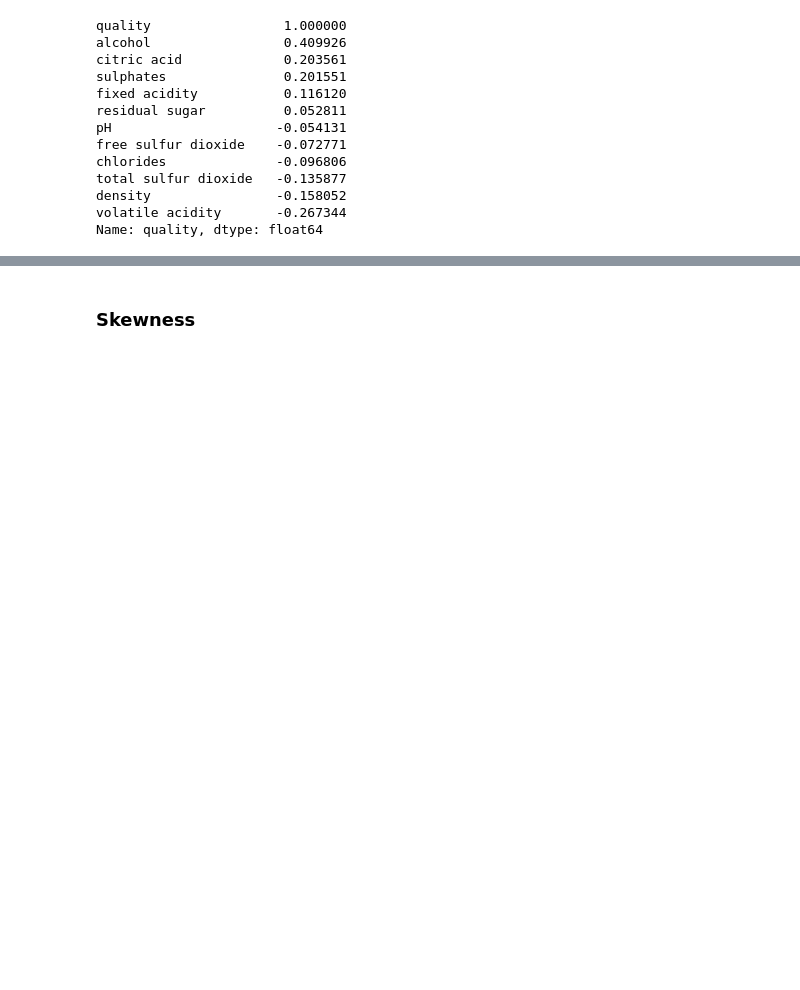
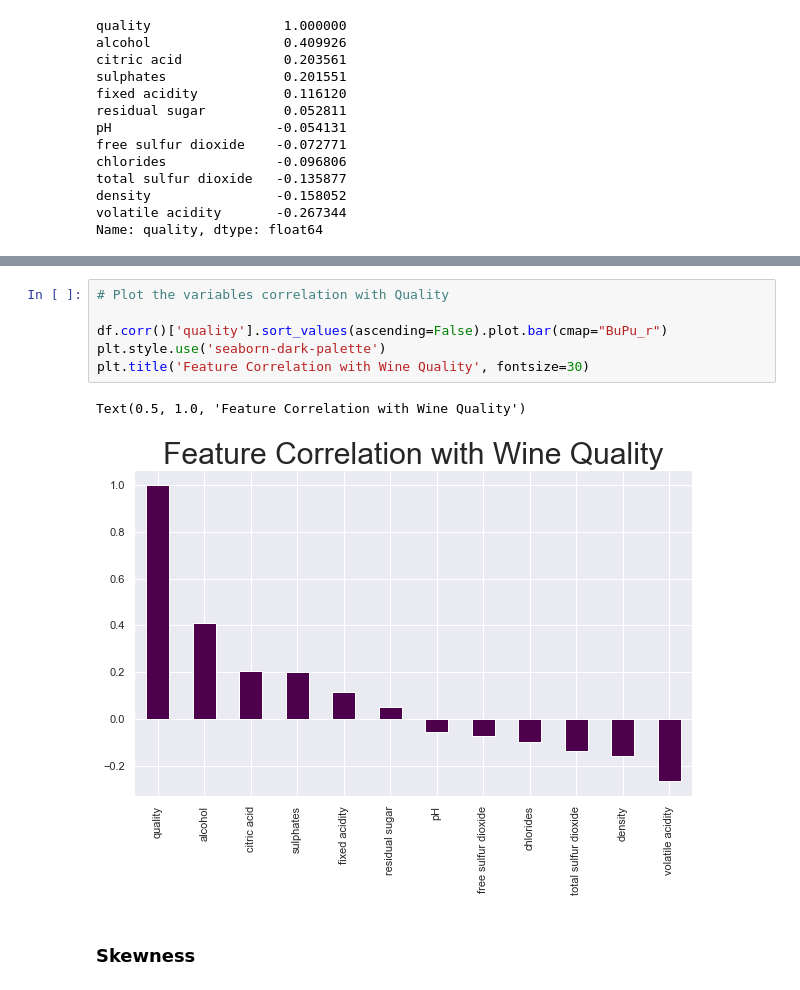
Before and after one commit to erikajane/Good_Wine_Classification, a Jupyter notebook: Red Wine.ipynb, the cells around one changed output, grey strips where cells are left out. Drawn from its saved outputs; the diff is of its cells as text; blank space fills up the shorter version.

```diff
--- a/Red Wine.ipynb
+++ b/Red Wine.ipynb
@@ -301,3 +296,12 @@ abs(df.corr()) > 0.95
+# %%
+# Plot the variables correlation with Quality
+
+df.corr()['quality'].sort_values(ascending=False).plot.bar(cmap="BuPu_r")
+plt.style.use('seaborn-dark-palette')
+plt.title('Feature Correlation with Wine Quality', fontsize=30)
+# %% [output]
+Text(0.5, 1.0, 'Feature Correlation with Wine Quality')
+[figure, added]
 # %% [markdown]
 ### Skewness
 # %%
```
Also changed, not shown: parts of 45 cells of this notebook, 1 other file.
